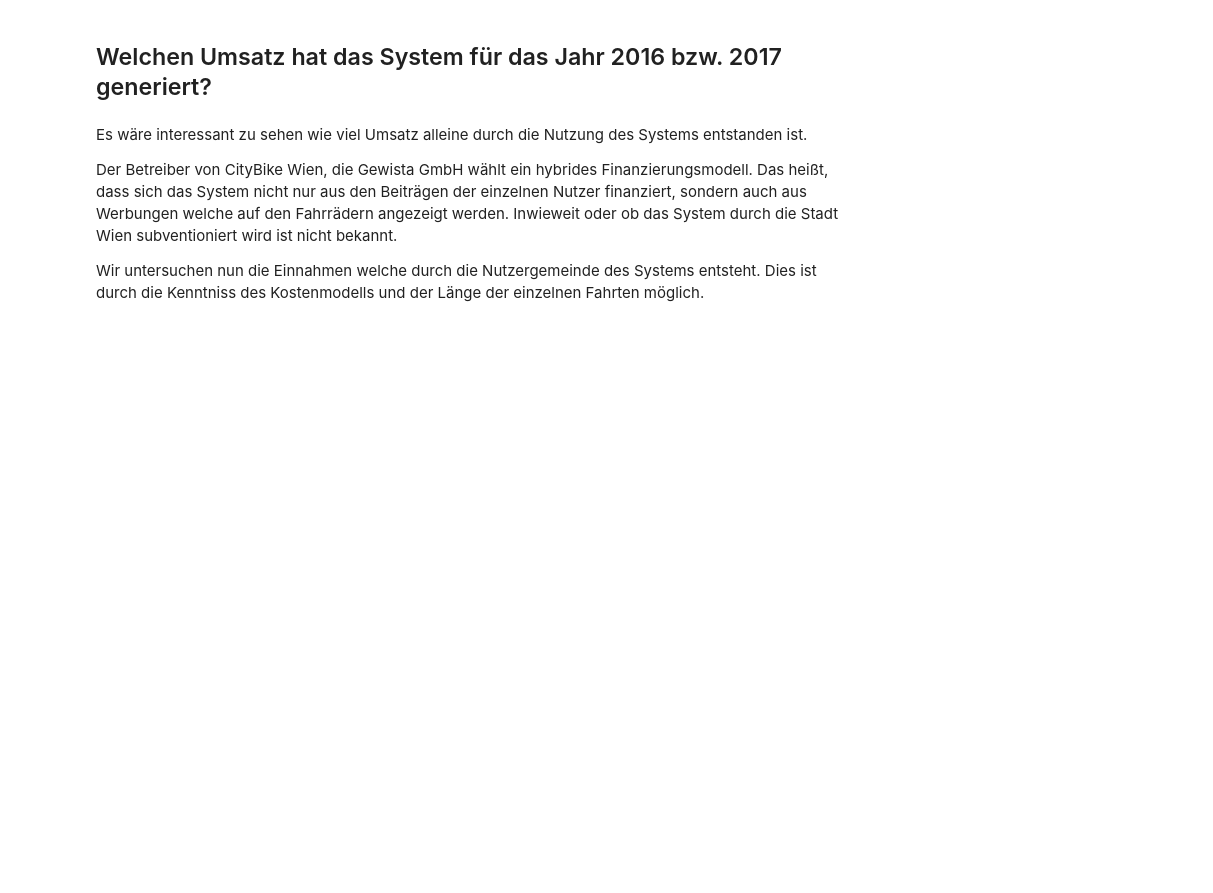
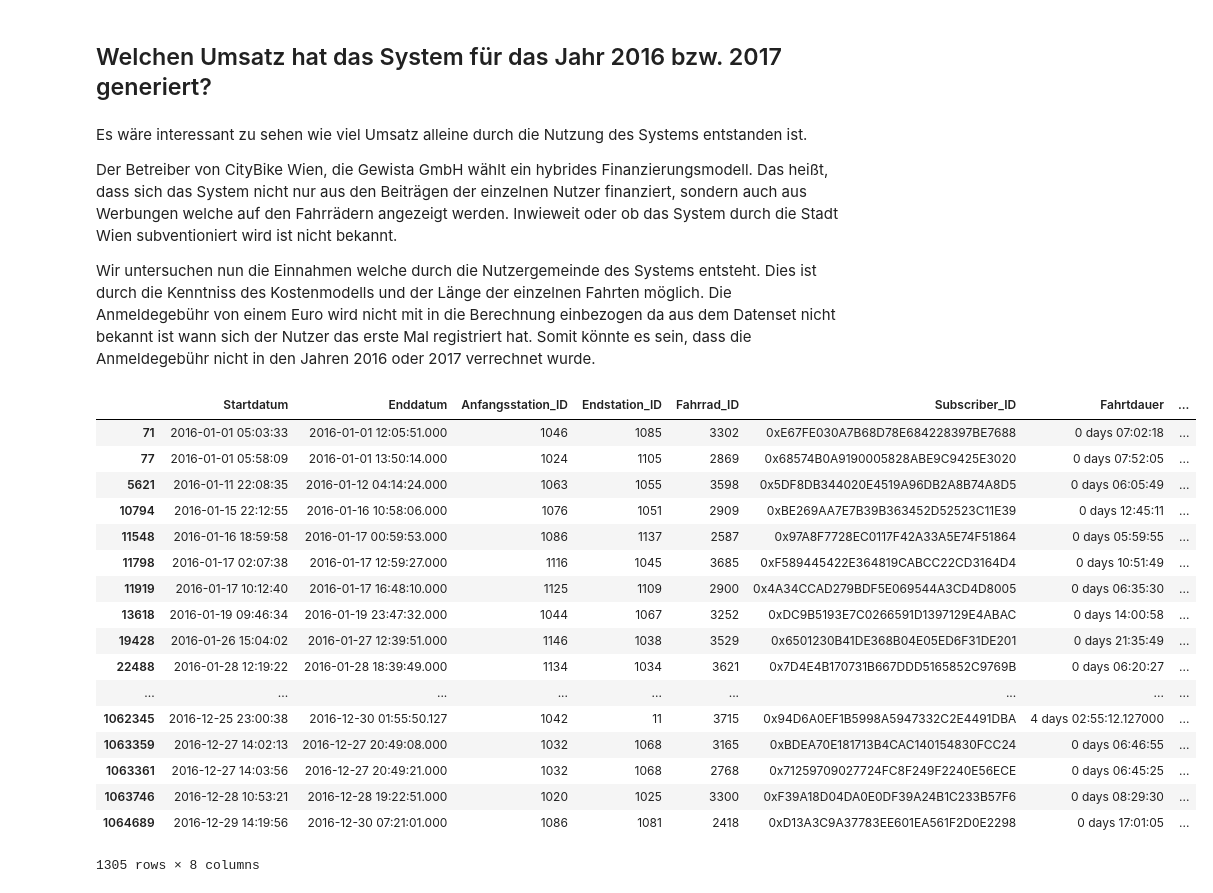
Before and after one commit to Schnitzelmeister/BA, a Jupyter notebook: Jupyter Notebooks/CityBike Wien Datenauswertung.ipynb, the cells around one changed output. Saved outputs shown, nothing was run; the diff lists cells and outputs as text; code cells hidden in the pictures; blank space fills up the shorter version.

```diff
--- a/Jupyter Notebooks/CityBike Wien Datenauswertung.ipynb
+++ b/Jupyter Notebooks/CityBike Wien Datenauswertung.ipynb
@@ -128,4 +135,45 @@ Es wäre interessant zu sehen wie viel Umsatz alleine durch die Nutzung des Syst
 
 Der Betreiber von CityBike Wien, die Gewista GmbH wählt ein hybrides Finanzierungsmodell. Das heißt, dass sich das System nicht nur aus den Beiträgen der einzelnen Nutzer finanziert, sondern auch aus Werbungen welche auf den Fahrrädern angezeigt werden. Inwieweit oder ob das System durch die Stadt Wien subventioniert wird ist nicht bekannt.
 
-Wir untersuchen nun die Einnahmen welche durch die Nutzergemeinde des Systems entsteht. Dies ist durch die Kenntniss des Kostenmodells und der Länge der einzelnen Fahrten möglich.
+Wir untersuchen nun die Einnahmen welche durch die Nutzergemeinde des Systems entsteht. Dies ist durch die Kenntniss des Kostenmodells und der Länge der einzelnen Fahrten möglich. Die Anmeldegebühr von einem Euro wird nicht mit in die Berechnung einbezogen da aus dem Datenset nicht bekannt ist wann sich der Nutzer das erste Mal registriert hat. Somit könnte es sein, dass die Anmeldegebühr nicht in den Jahren 2016 oder 2017 verrechnet wurde.
+# %%
+df2016['Fahrtdauer'] = df2016['Enddatum'] - df2016['Startdatum']
+df2017['Fahrtdauer'] = df2017['Enddatum'] - df2017['Startdatum']
+# %%
+def calculate_fare(fahrtdauer):
+    ssddsg=  math.ceil(fahrtdauer.total_seconds() // 3600)
+    if(fahrtdauer < pd.Timedelta('60 min')):        return int(0)
+    elif( (fahrtdauer > pd.Timedelta('60 min')) & (fahrtdauer < pd.Timedelta('120 min'))):
+        return int(1)
+    elif( (fahrtdauer > pd.Timedelta('120 min')) & (fahrtdauer < pd.Timedelta('180 min'))):
+        return int(3)
+    elif( (fahrtdauer > pd.Timedelta('180 min')) & (fahrtdauer < pd.Timedelta('240 min'))):
+        return int(7)
+    elif((fahrtdauer > pd.Timedelta('240 min'))):
+        return (int(7) +  ((math.ceil(fahrtdauer.total_seconds() // 3600))-3)*4)
+    #a case where the bike is not returned within six days
+# %%
+df2016_test = df2016
+# %%
+df2016_test['Fahrtpreis'] = df2016_test['Fahrtdauer'].apply(calculate_fare)
+# %%
+df2016_test[ df2016_test['Fahrtdauer'] > pd.Timedelta('21000 sec') ]
+# %% [output]
+|  | Startdatum | Enddatum | Anfangsstation_ID | Endstation_ID | Fahrrad_ID | Subscriber_ID | Fahrtdauer | ... |
+| 71 | 2016-01-01 05:03:33 | 2016-01-01 12:05:51.000 | 1046 | 1085 | 3302 | 0xE67FE030A7B68D78E684228397BE7688 | 0 days 07:02:18 | ... |
+| 77 | 2016-01-01 05:58:09 | 2016-01-01 13:50:14.000 | 1024 | 1105 | 2869 | 0x68574B0A9190005828ABE9C9425E3020 | 0 days 07:52:05 | ... |
+| 5621 | 2016-01-11 22:08:35 | 2016-01-12 04:14:24.000 | 1063 | 1055 | 3598 | 0x5DF8DB344020E4519A96DB2A8B74A8D5 | 0 days 06:05:49 | ... |
+| 10794 | 2016-01-15 22:12:55 | 2016-01-16 10:58:06.000 | 1076 | 1051 | 2909 | 0xBE269AA7E7B39B363452D52523C11E39 | 0 days 12:45:11 | ... |
+| 11548 | 2016-01-16 18:59:58 | 2016-01-17 00:59:53.000 | 1086 | 1137 | 2587 | 0x97A8F7728EC0117F42A33A5E74F51864 | 0 days 05:59:55 | ... |
+| 11798 | 2016-01-17 02:07:38 | 2016-01-17 12:59:27.000 | 1116 | 1045 | 3685 | 0xF589445422E364819CABCC22CD3164D4 | 0 days 10:51:49 | ... |
+| 11919 | 2016-01-17 10:12:40 | 2016-01-17 16:48:10.000 | 1125 | 1109 | 2900 | 0x4A34CCAD279BDF5E069544A3CD4D8005 | 0 days 06:35:30 | ... |
+| 13618 | 2016-01-19 09:46:34 | 2016-01-19 23:47:32.000 | 1044 | 1067 | 3252 | 0xDC9B5193E7C0266591D1397129E4ABAC | 0 days 14:00:58 | ... |
+| 19428 | 2016-01-26 15:04:02 | 2016-01-27 12:39:51.000 | 1146 | 1038 | 3529 | 0x6501230B41DE368B04E05ED6F31DE201 | 0 days 21:35:49 | ... |
+| 22488 | 2016-01-28 12:19:22 | 2016-01-28 18:39:49.000 | 1134 | 1034 | 3621 | 0x7D4E4B170731B667DDD5165852C9769B | 0 days 06:20:27 | ... |
+| ... | ... | ... | ... | ... | ... | ... | ... | ... |
+| 1062345 | 2016-12-25 23:00:38 | 2016-12-30 01:55:50.127 | 1042 | 11 | 3715 | 0x94D6A0EF1B5998A5947332C2E4491DBA | 4 days 02:55:12.127000 | ... |
+| 1063359 | 2016-12-27 14:02:13 | 2016-12-27 20:49:08.000 | 1032 | 1068 | 3165 | 0xBDEA70E181713B4CAC140154830FCC24 | 0 days 06:46:55 | ... |
+| 1063361 | 2016-12-27 14:03:56 | 2016-12-27 20:49:21.000 | 1032 | 1068 | 2768 | 0x71259709027724FC8F249F2240E56ECE | 0 days 06:45:25 | ... |
+| 1063746 | 2016-12-28 10:53:21 | 2016-12-28 19:22:51.000 | 1020 | 1025 | 3300 | 0xF39A18D04DA0E0DF39A24B1C233B57F6 | 0 days 08:29:30 | ... |
+| 1064689 | 2016-12-29 14:19:56 | 2016-12-30 07:21:01.000 | 1086 | 1081 | 2418 | 0xD13A3C9A37783EE601EA561F2D0E2298 | 0 days 17:01:05 | ... |
+1305 rows × 8 columns
```
Also changed, not shown: parts of 17 cells of this notebook.
